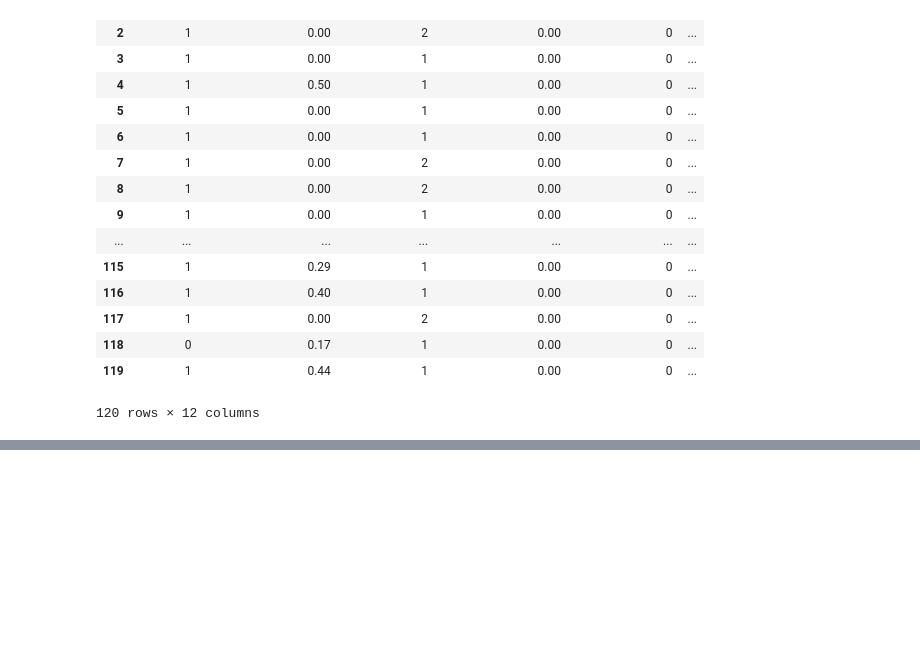
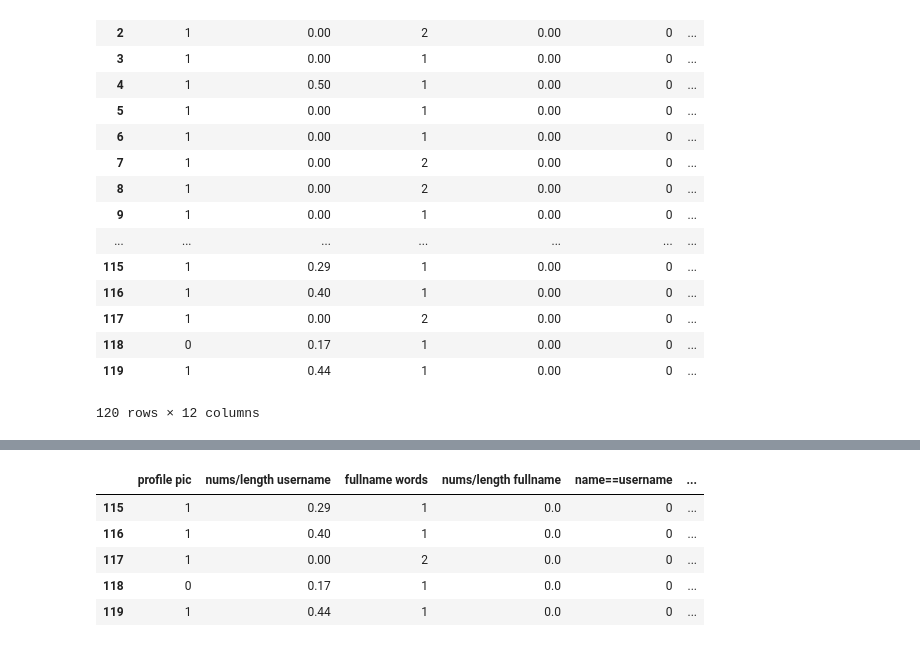
Before and after one commit to aly-cb/fake-instagram-account-detector, a Jupyter notebook: Fake Instagram Detection Using ANN.ipynb, the cells around one changed output, grey strips where cells are left out. Cells and saved outputs as stored; diff of their text form; code cells hidden in the pictures; blank space fills up the shorter version.

```diff
--- a/Fake Instagram Detection Using ANN.ipynb
+++ b/Fake Instagram Detection Using ANN.ipynb
@@ -83,0 +112,9 @@ instagram_df_test
+# %%
+instagram_df_test.tail(5)
+# %% [output]
+|  | profile pic | nums/length username | fullname words | nums/length fullname | name==username | ... |
+| 115 | 1 | 0.29 | 1 | 0.0 | 0 | ... |
+| 116 | 1 | 0.40 | 1 | 0.0 | 0 | ... |
+| 117 | 1 | 0.00 | 2 | 0.0 | 0 | ... |
+| 118 | 0 | 0.17 | 1 | 0.0 | 0 | ... |
+| 119 | 1 | 0.44 | 1 | 0.0 | 0 | ... |
```
Also changed, not shown: parts of 3 cells of this notebook.
